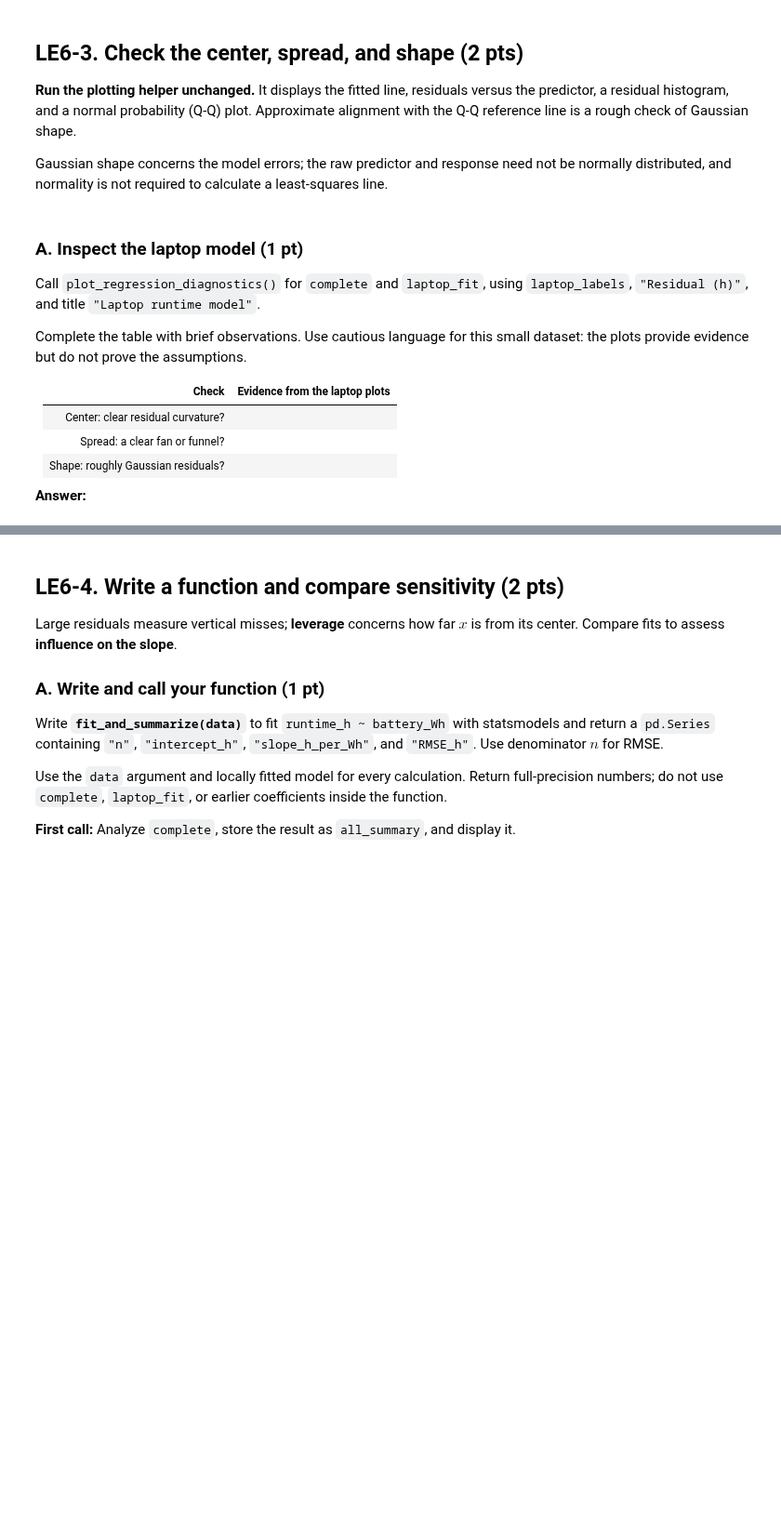
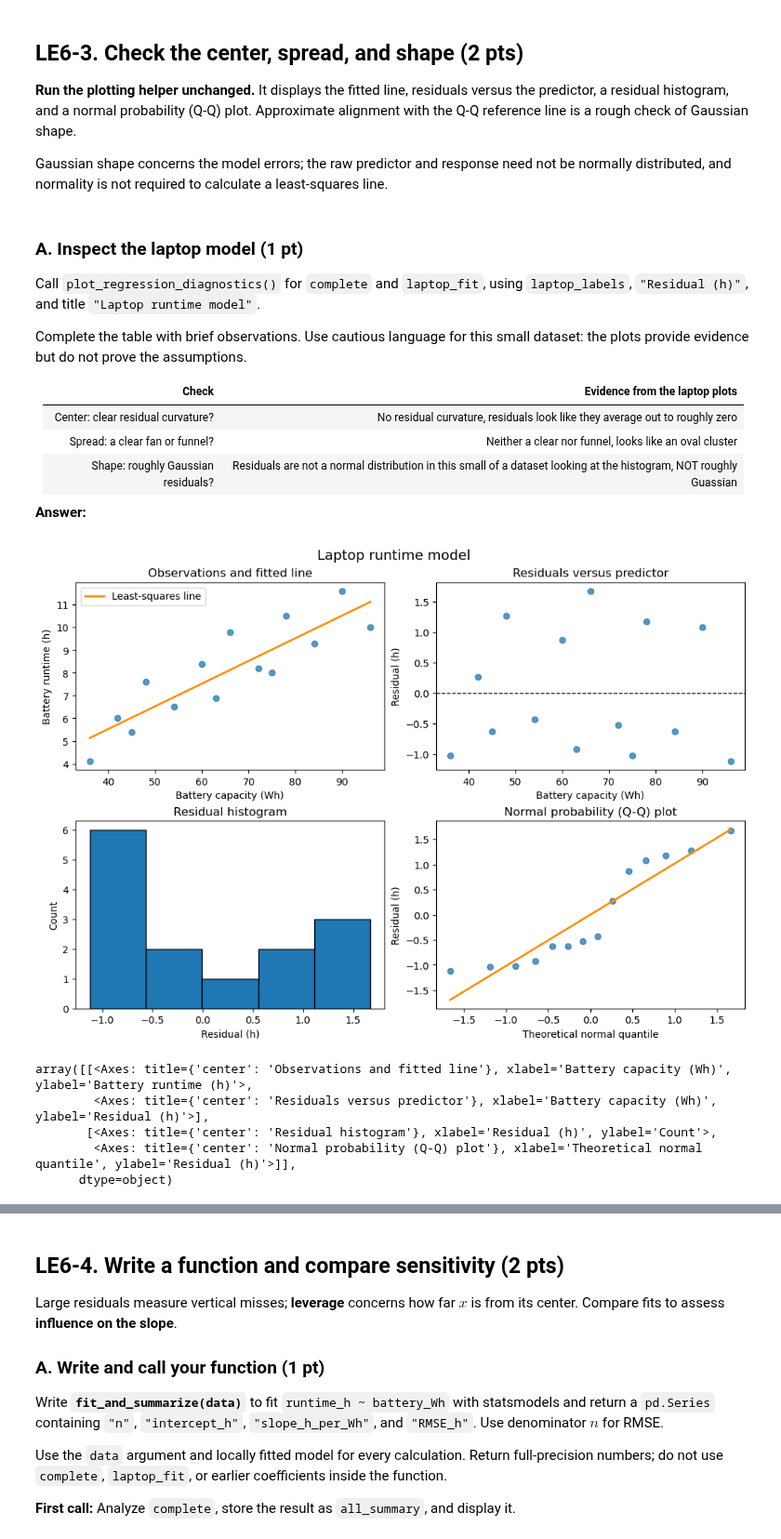
Before and after one commit to DanElkoni/26f-engr1451-2451, a Jupyter notebook: 1-assignments/LE06/LE06.ipynb, the cells around one changed output, grey strips where cells are left out. Shown at 93% size. Cells and saved outputs as stored; diff of their text form; code cells hidden in the pictures; blank space fills up the shorter version.

```diff
--- a/1-assignments/LE06/LE06.ipynb
+++ b/1-assignments/LE06/LE06.ipynb
@@ -91,3 +118,13 @@ Display a coefficient table comparing the NumPy values with `laptop_fit.params["
 # %%
 # Fit laptop_fit with statsmodels.
+laptop_fit = smf.ols("runtime_h ~ battery_Wh", data=complete).fit()
+print(laptop_fit.params)
+
 # Compare the NumPy and statsmodels coefficients in one labeled table.
+summary_fits = pd.DataFrame( {
+    "Model": ["smf", "numpy"],
+    "Slope": [laptop_fit.params[xcol], slope],
+    "Intercept": [laptop_fit.params["Intercept"], intercept]
+})
+
+summary_fits.head()
@@ -201,13 +301,21 @@ Complete the table with brief observations. Use cautious language for this small
 
 | Check | Evidence from the laptop plots |
 |---|---|
-| Center: clear residual curvature? | |
-| Spread: a clear fan or funnel? | |
-| Shape: roughly Gaussian residuals? | |
+| Center: clear residual curvature? | No residual curvature, residuals look like they average out to roughly zero |
+| Spread: a clear fan or funnel? | Neither a clear nor funnel, looks like an oval cluster |
+| Shape: roughly Gaussian residuals? | Residuals are not a normal distribution in this small of a dataset looking at the histogram, NOT roughly Guassian |
 
 **Answer:**
 # %%
 # Your call to plot_regression_diagnostics() for the laptop model here.
+plot_regression_diagnostics(complete, laptop_fit, xcol, ycol, laptop_labels[xcol], laptop_labels[ycol], "Residual (h)", "Laptop runtime model")
+# %% [output]
+[figure, added]
+array([[<Axes: title={'center': 'Observations and fitted line'}, xlabel='Battery capacity (Wh)', ylabel='Battery runtime (h)'>,
+        <Axes: title={'center': 'Residuals versus predictor'}, xlabel='Battery capacity (Wh)', ylabel='Residual (h)'>],
+       [<Axes: title={'center': 'Residual histogram'}, xlabel='Residual (h)', ylabel='Count'>,
+        <Axes: title={'center': 'Normal probability (Q-Q) plot'}, xlabel='Theoretical normal quantile', ylabel='Residual (h)'>]],
+      dtype=object)
 # %% [markdown]
 ### B. Compare two diagnostic problems (1 pt)
 
```
Also changed, not shown: parts of 18 cells of this notebook, 1 other file.
